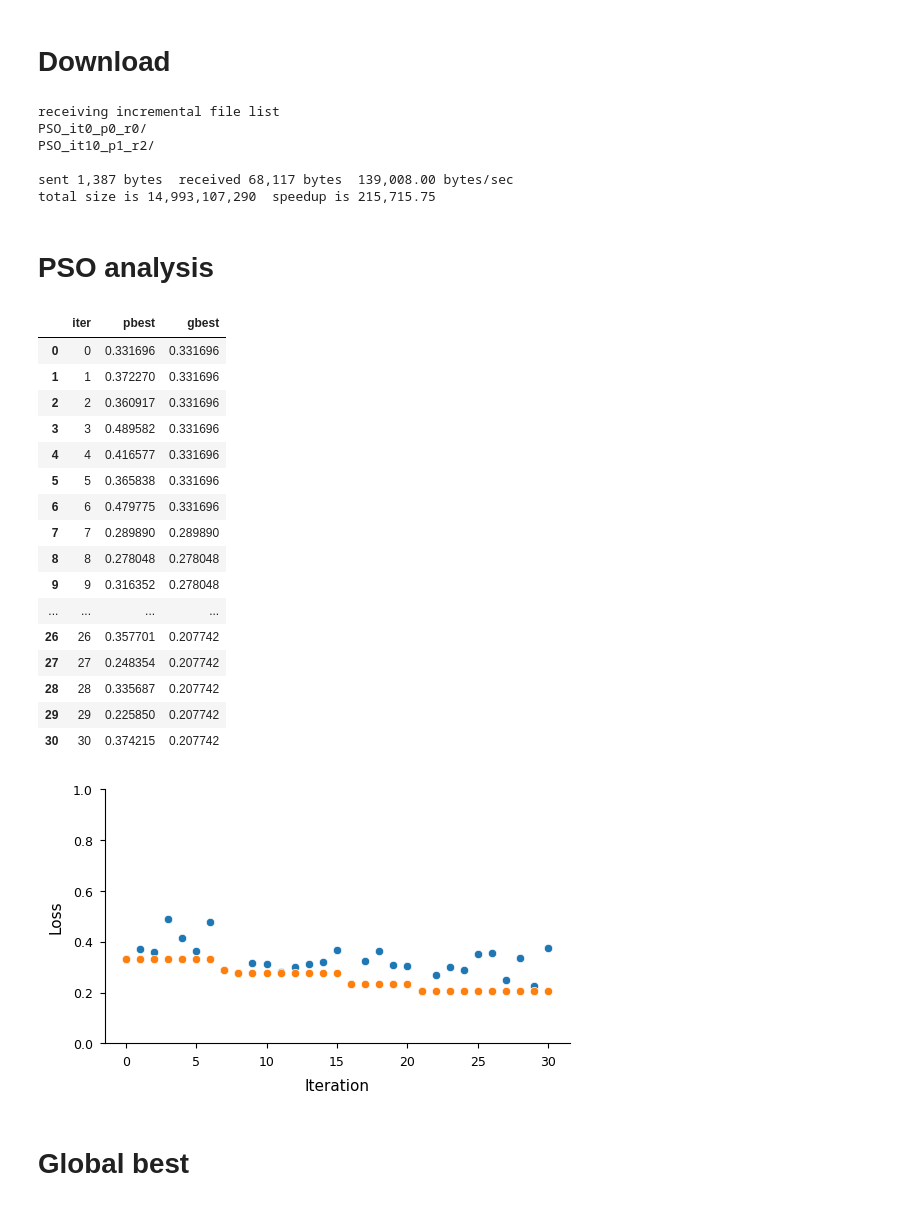
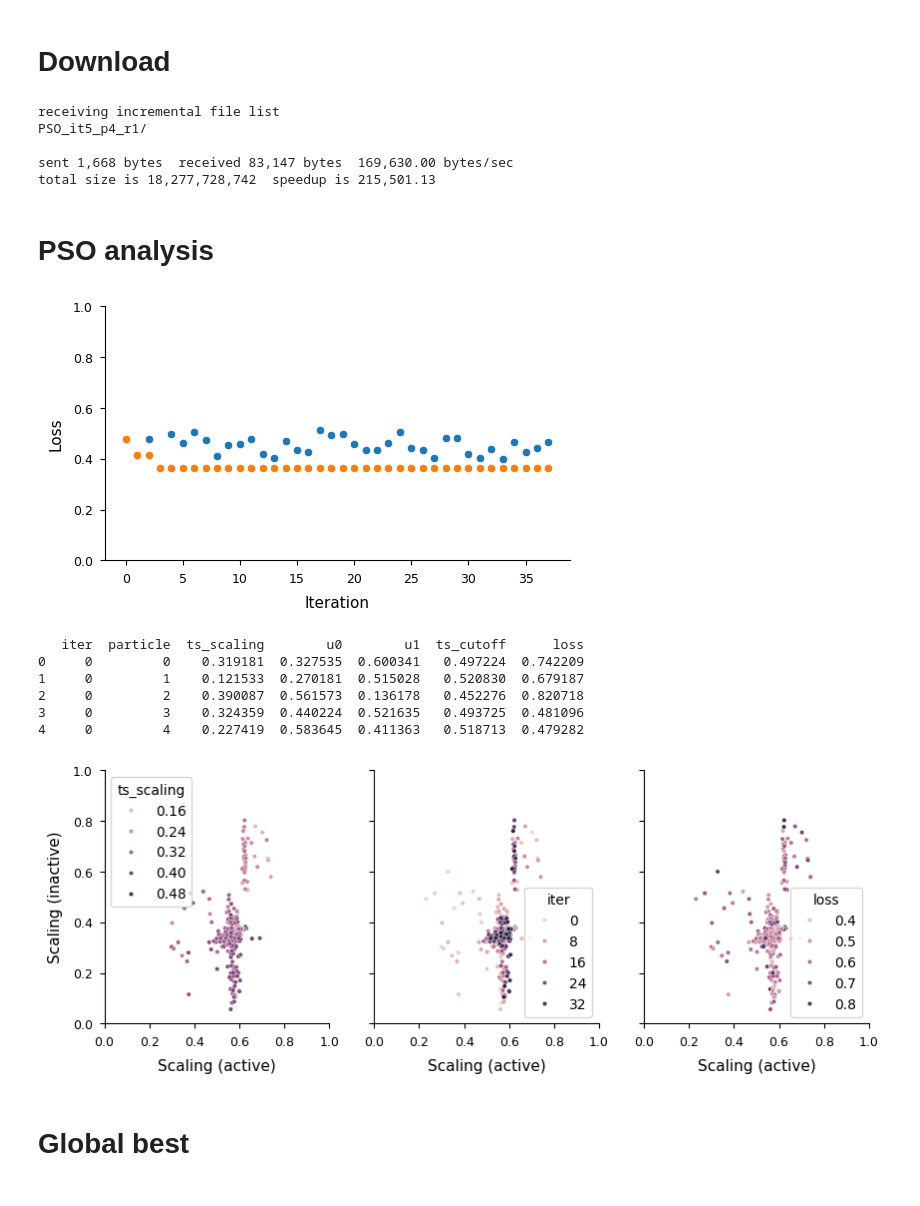
Before and after one commit to Rita-Ann-Roessner/OlivesCompiler, a Jupyter notebook: Monitor.ipynb, the cells around one changed output. Drawn from its saved outputs; the diff is of its cells as text; code cells hidden in the pictures.

```diff
--- a/Monitor.ipynb
+++ b/Monitor.ipynb
@@ -208,17 +208,16 @@ sns.lineplot(df, x='PC1', y='Probability', ax=ax)
 # Download
 # %%
 %%bash
-jabba_dir=$( echo /mnt/DATA140To/rita/OlivesCompiler/output-251103/ )
-target_dir=$( echo /mnt/DATA20To/rita/OlivesCompiler/output-251103 )
+jabba_dir=$( echo /mnt/DATA140To/rita/OlivesCompiler/output-251204/ )
+target_dir=$( echo /mnt/DATA20To/rita/OlivesCompiler/output-251204 )
 
 rsync -avz --include='*.npz' --include='HILLS' --include='BIAS' --include='COLVAR' --include='*/' --exclude='*' rita@jabba:$jabba_dir $target_dir
 # %% [output]
 receiving incremental file list
-PSO_it0_p0_r0/
-PSO_it10_p1_r2/
+PSO_it5_p4_r1/
 
-sent 1,387 bytes  received 68,117 bytes  139,008.00 bytes/sec
-total size is 14,993,107,290  speedup is 215,715.75
+sent 1,668 bytes  received 83,147 bytes  169,630.00 bytes/sec
+total size is 18,277,728,742  speedup is 215,501.13
 # %% [markdown]
 # PSO analysis
 # %%
@@ -235,53 +234,58 @@ if os.path.isfile(fn):
     #data["g"]
     #float(data["gf"])
 # %%
-df = pd.read_csv('pso_history-251103.csv')
+df = pd.read_csv('pso_history-251204.csv')
 
 dico = {'iter':[],
        'pbest':[],
        'gbest':[]}
 
 gbest = 1
 for i in np.unique(df['iter']):
     df_iter = df[df['iter'] == i]
     pbest = np.min(df_iter['loss'])
     if pbest < gbest:
         gbest = pbest
 
     dico['iter'].append(i)
     dico['pbest'].append(pbest)
     dico['gbest'].append(gbest)
 
 df = pd.DataFrame(dico)
 
 fig, ax = plt.subplots(1,1, figsize=(6,3.3))
 
 sns.scatterplot(df, x='iter', y='pbest', ax=ax)
 sns.scatterplot(df, x='iter', y='gbest', ax=ax)
 
 ax.set_ylim(0,1)
 plot_adjust_settings('Iteration', 'Loss')
 sns.despine()
-df
 # %% [output]
-|  | iter | pbest | gbest |
-| 0 | 0 | 0.331696 | 0.331696 |
-| 1 | 1 | 0.372270 | 0.331696 |
-| 2 | 2 | 0.360917 | 0.331696 |
-| 3 | 3 | 0.489582 | 0.331696 |
-| 4 | 4 | 0.416577 | 0.331696 |
-| 5 | 5 | 0.365838 | 0.331696 |
-| 6 | 6 | 0.479775 | 0.331696 |
-| 7 | 7 | 0.289890 | 0.289890 |
-| 8 | 8 | 0.278048 | 0.278048 |
-| 9 | 9 | 0.316352 | 0.278048 |
-| ... | ... | ... | ... |
-| 26 | 26 | 0.357701 | 0.207742 |
-| 27 | 27 | 0.248354 | 0.207742 |
-| 28 | 28 | 0.335687 | 0.207742 |
-| 29 | 29 | 0.225850 | 0.207742 |
-| 30 | 30 | 0.374215 | 0.207742 |
-[figure, old version]
+[figure, new version]
+# %%
+df = pd.read_csv('pso_history-251204.csv')
+print(df.head(5))
+fig, axes = plt.subplots(1,3, figsize=(3.3*3,3.3), sharex=True, sharey=True)
+
+lst = ['ts_scaling', 'iter', 'loss']
+
+for cnt, i in enumerate(lst):
+    ax = axes[cnt]
+    sns.scatterplot(df, x='u0', y='u1', hue=i, ax=ax, s=10)
+
+    ax.set_xlim(0,1)
+    ax.set_ylim(0,1)
+    plot_adjust_settings('Scaling (active)', 'Scaling (inactive)',ax=ax)
+    sns.despine()
+# %% [output]
+   iter  particle  ts_scaling        u0        u1  ts_cutoff      loss
+0     0         0    0.319181  0.327535  0.600341   0.497224  0.742209
+1     0         1    0.121533  0.270181  0.515028   0.520830  0.679187
+2     0         2    0.390087  0.561573  0.136178   0.452276  0.820718
+3     0         3    0.324359  0.440224  0.521635   0.493725  0.481096
+4     0         4    0.227419  0.583645  0.411363   0.518713  0.479282
+[figure, added]
 # %% [markdown]
 # Global best
 # %%
```
Also changed, not shown: parts of 1 cell of this notebook, 23 other files.
